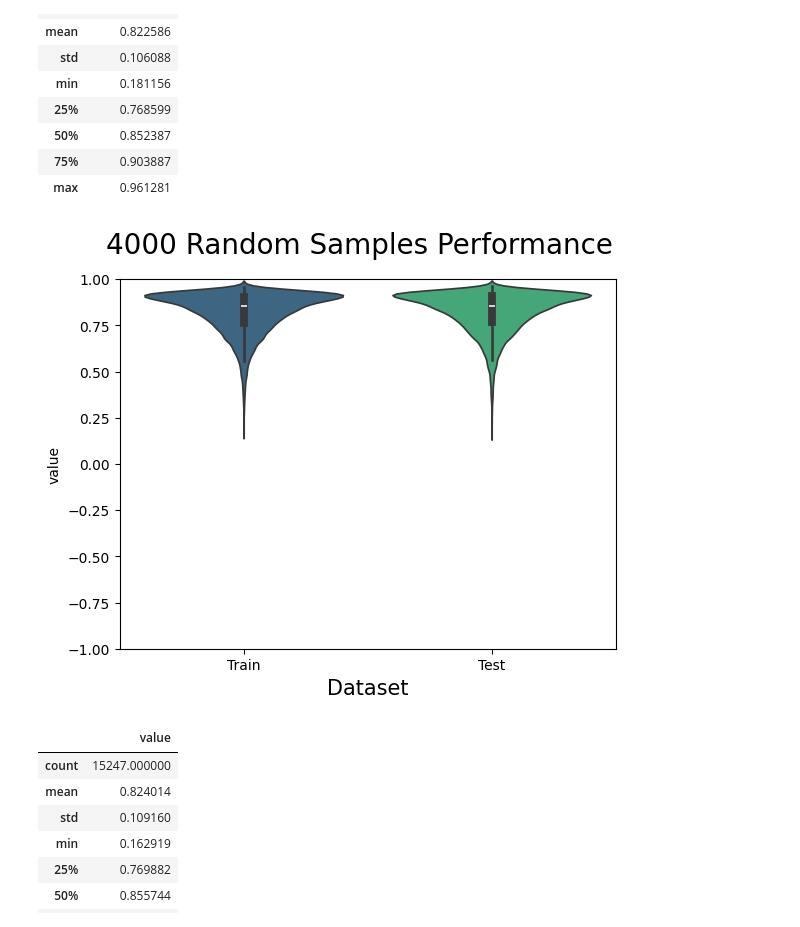
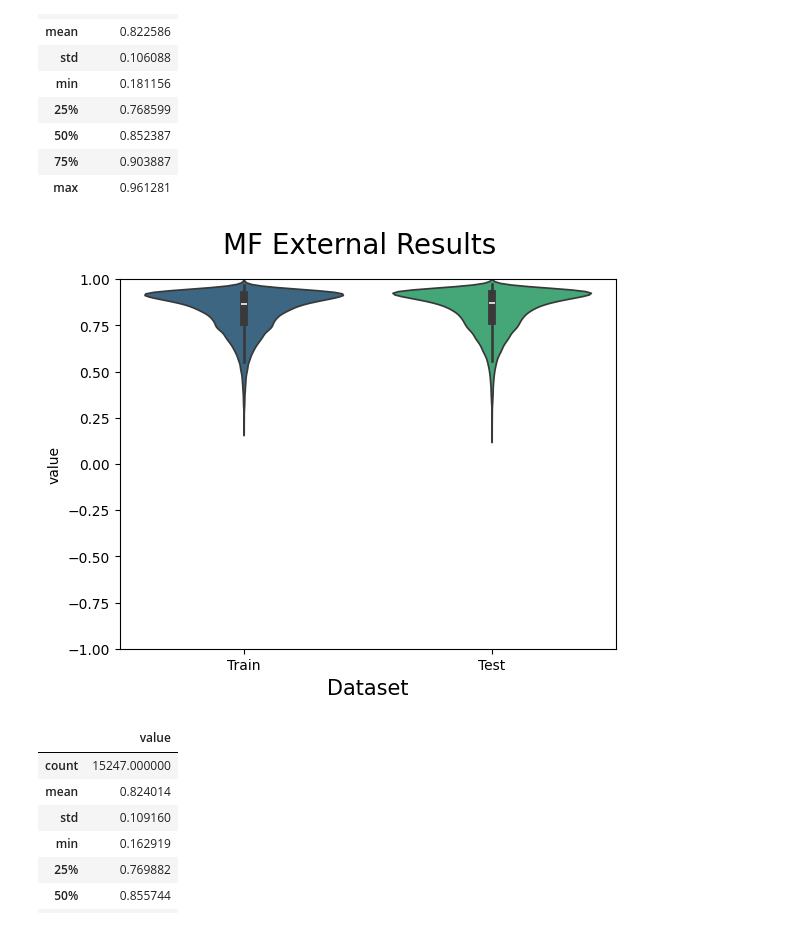
Before and after one commit to Alexander-Broadley/Zhang_lab_rotation, a Jupyter notebook: MML_model/model_evaluation/MML_results_plots.ipynb, the cells around one changed output. Cells and saved outputs as stored; diff of their text form; code cells hidden in the pictures.

```diff
--- a/MML_model/model_evaluation/MML_results_plots.ipynb
+++ b/MML_model/model_evaluation/MML_results_plots.ipynb
@@ -151,7 +151,7 @@ Passing `palette` without assigning `hue` is deprecated and will be removed in v
 # PCC violin plots
 # %%
 #loading healthy results to create distribution of the absolute differences in PCC against subsampled results
-healthy_results = pd.read_csv(f'{DATA_ROOT}/HEALTHY_results.csv', index_col= 0, header = 0)
+healthy_results = pd.read_csv(f'{DATA_ROOT}/MF_external_results.csv', index_col= 0, header = 0)
 
 healthy_results['Train'] = 1 - healthy_results['train_loss']
 healthy_results['Test'] = 1 - healthy_results['test_loss']
@@ -239,9 +255,9 @@ healthy_results_to_plot[healthy_results_to_plot['dataset'] == 'Test'].describe()
 | 75% | 0.903887 |
 | max | 0.961281 |
 # %%
-create_pearsons_violin(subsamlped_results_to_plot, y_col = 'value', title = '4000 Random Samples Performance', file_title = '4000_samples_violin')
+create_pearsons_violin(healthy_results_to_plot, y_col = 'value', title = 'MF External Results', file_title = 'MF_external_results')
 # %% [output]
-[figure, old version]
+[figure, new version]
 # %%
 subsamlped_results_to_plot[subsamlped_results_to_plot['dataset'] == 'Test'].describe()
 # %% [output]
```
Also changed, not shown: parts of 1 cell of this notebook, 7 other files.
